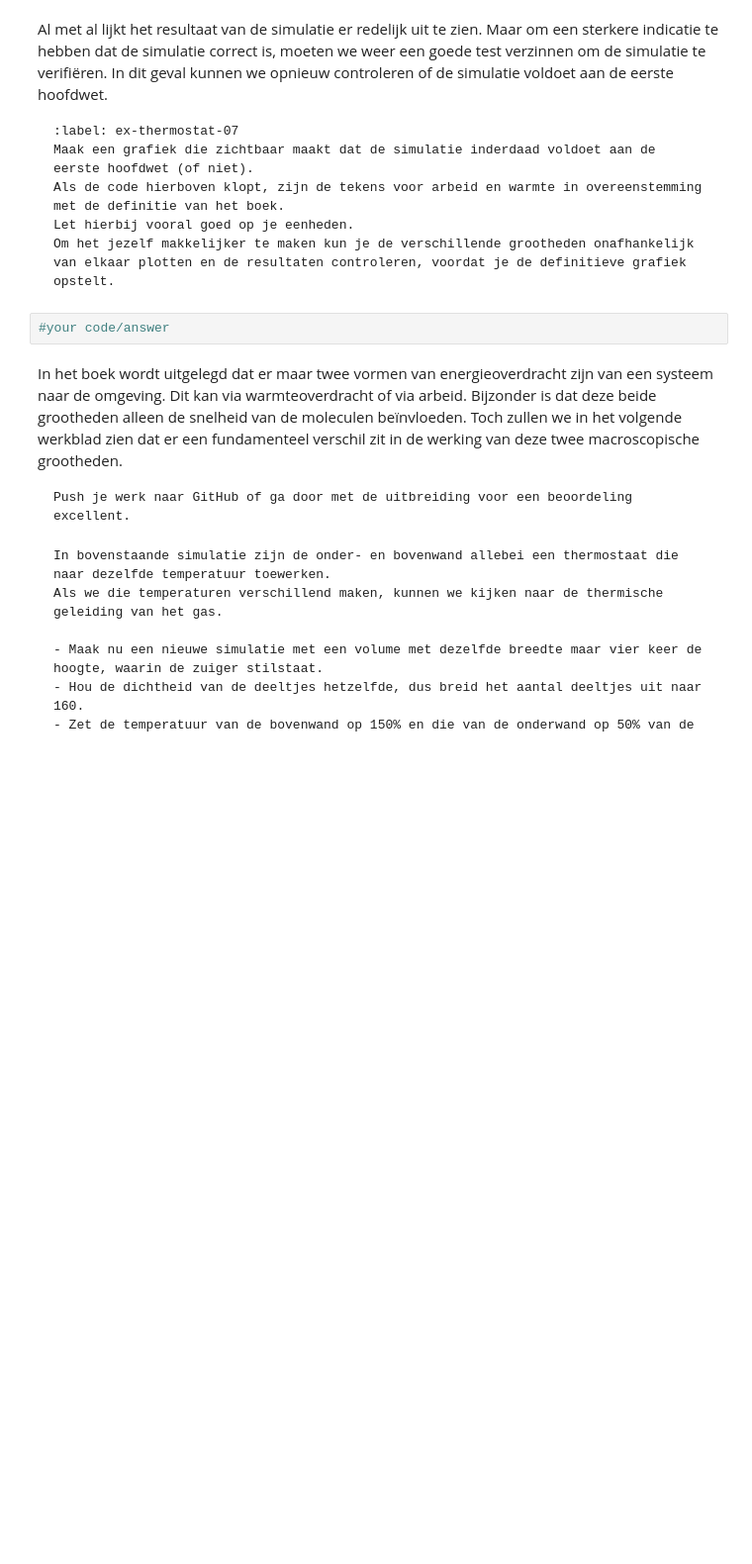
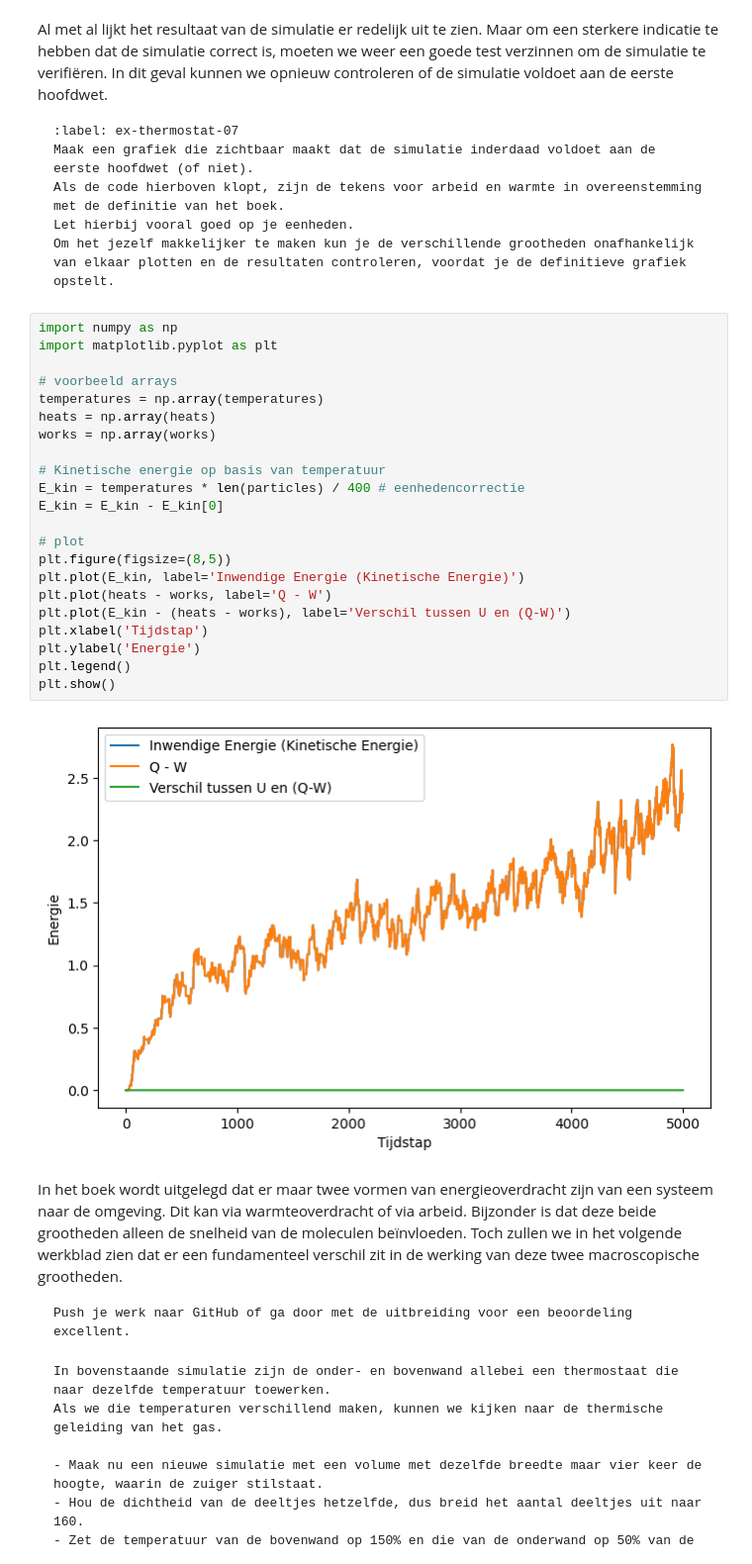
Before and after one commit to MikaBarDEV/IP-2-thermolab, a Jupyter notebook: Content/PySim/8_thermostaat.ipynb, the cells around one changed output. Shown at 99% size. Saved outputs shown, nothing was run; the diff lists cells and outputs as text; blank space fills up the shorter version.

````diff
--- a/Content/PySim/8_thermostaat.ipynb
+++ b/Content/PySim/8_thermostaat.ipynb
@@ -413,7 +429,29 @@ Let hierbij vooral goed op je eenheden.
 Om het jezelf makkelijker te maken kun je de verschillende grootheden onafhankelijk van elkaar plotten en de resultaten controleren, voordat je de definitieve grafiek opstelt.
 ```
 # %%
-#your code/answer
+import numpy as np
+import matplotlib.pyplot as plt
+
+# voorbeeld arrays
+temperatures = np.array(temperatures)
+heats = np.array(heats)
+works = np.array(works)
+
+# Kinetische energie op basis van temperatuur
+E_kin = temperatures * len(particles) / 400 # eenhedencorrectie
+E_kin = E_kin - E_kin[0]
+
+# plot
+plt.figure(figsize=(8,5))
+plt.plot(E_kin, label='Inwendige Energie (Kinetische Energie)')
+plt.plot(heats - works, label='Q - W')
+plt.plot(E_kin - (heats - works), label='Verschil tussen U en (Q-W)')
+plt.xlabel('Tijdstap')
+plt.ylabel('Energie')
+plt.legend()
+plt.show()
+# %% [output]
+[figure, added]
 # %% [markdown]
 In het boek wordt uitgelegd dat er maar twee vormen van energieoverdracht zijn van een systeem naar de omgeving. Dit kan via warmteoverdracht of via arbeid.
 Bijzonder is dat deze beide grootheden alleen de snelheid van de moleculen beïnvloeden.
````
Also changed, not shown: parts of 7 cells of this notebook.
